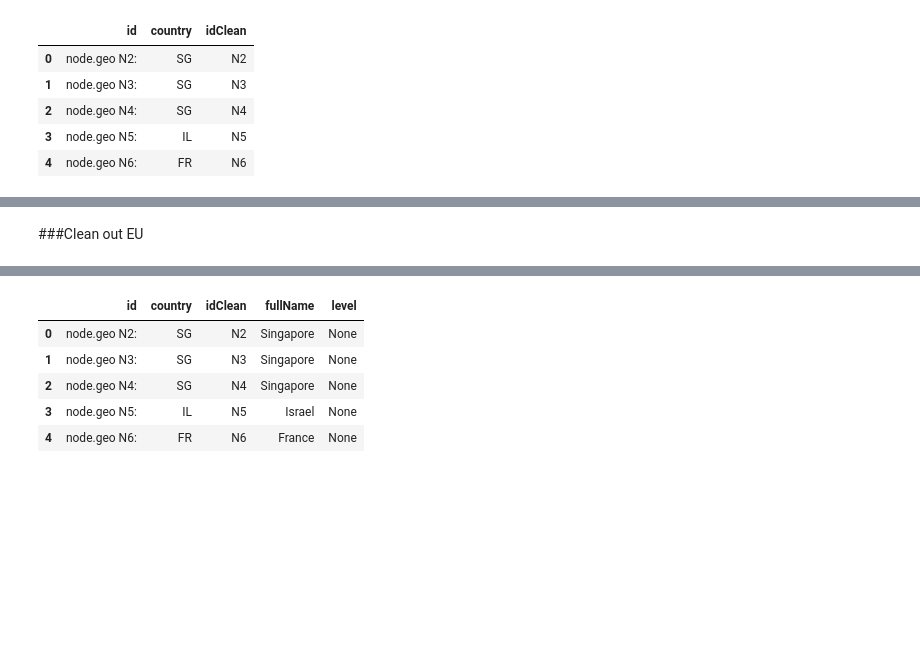
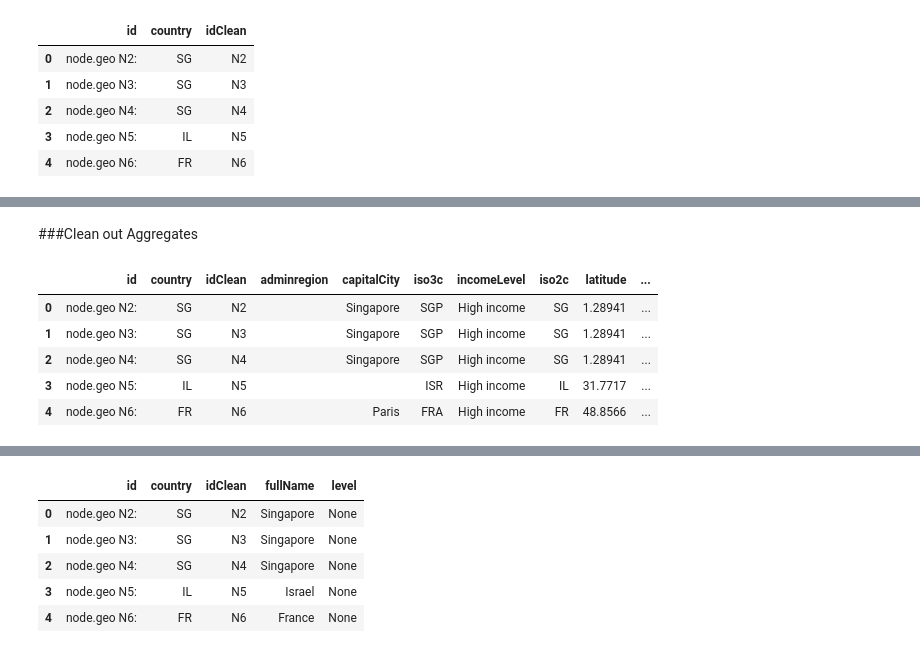
Before and after one commit to alexrutherford/caida, a Jupyter notebook: parse_as_geo.ipynb, the cells around one changed output, grey strips where cells are left out. Cells and saved outputs as stored; diff of their text form; code cells hidden in the pictures; blank space fills up the shorter version.

```diff
--- a/parse_as_geo.ipynb
+++ b/parse_as_geo.ipynb
@@ -80,6 +76,7 @@ df.head()
 | 4 | node.geo N6: | FR |
 # %%
 %%time
-df['idClean']=df.id.apply(lambda x:re.sub('node.geo ','',x))
-df['idClean']=df['idClean'].apply(lambda x:re.sub(':','',x))
+replaceRe=re.compile(r'node.geo|:')
+df['idClean']=df.id.apply(lambda x:re.sub(replaceRe,'',x))
+#df['idClean']=df['idClean'].apply(lambda x:re.sub(':','',x))
 # %% [output]
@@ -97,4 +103,2 @@ df.head()
 # %% [markdown]
-###Clean out EU
+###Clean out Aggregates
-# %%
-df[df['country']=='EU']=None
@@ -100,0 +108,9 @@ df[df['country']=='EU']=None
+# %%
+df.head()
+# %% [output]
+|  | id | country | idClean | adminregion | capitalCity | iso3c | incomeLevel | iso2c | latitude | ... |
+| 0 | node.geo N2: | SG | N2 |  | Singapore | SGP | High income | SG | 1.28941 | ... |
+| 1 | node.geo N3: | SG | N3 |  | Singapore | SGP | High income | SG | 1.28941 | ... |
+| 2 | node.geo N4: | SG | N4 |  | Singapore | SGP | High income | SG | 1.28941 | ... |
+| 3 | node.geo N5: | IL | N5 |  |  | ISR | High income | IL | 31.7717 | ... |
+| 4 | node.geo N6: | FR | N6 |  | Paris | FRA | High income | FR | 48.8566 | ... |
```
Also changed, not shown: parts of 18 cells of this notebook.
